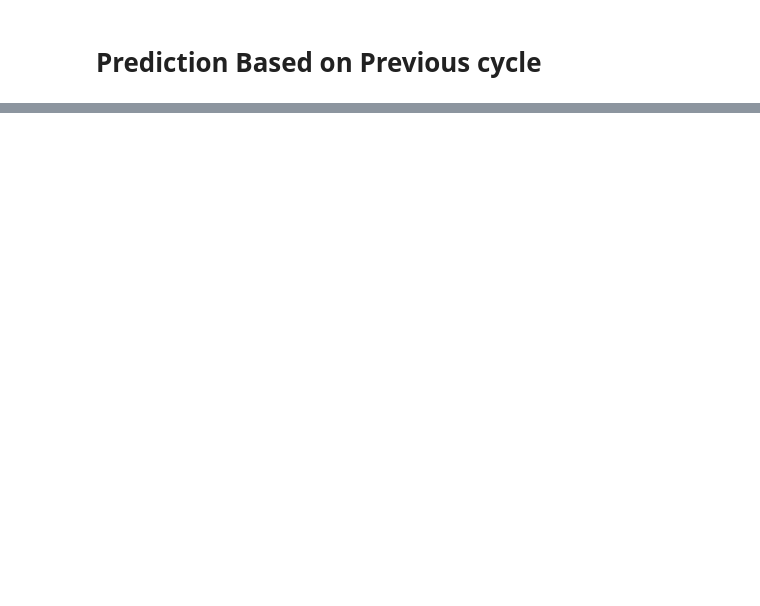
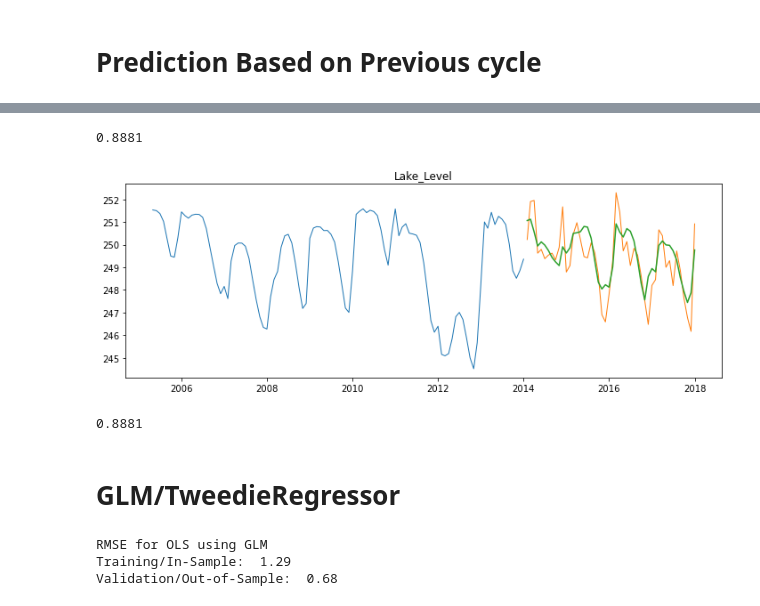
Before and after one commit to Jgardin875/individual_codeup_project, a Jupyter notebook: Report.ipynb, the cells around one changed output, grey strips where cells are left out. Drawn from its saved outputs; the diff is of its cells as text; code cells hidden in the pictures; blank space fills up the shorter version.

```diff
--- a/Report.ipynb
+++ b/Report.ipynb
@@ -416,0 +331,8 @@ eval_df
+# %%
+yhat_df = pd.DataFrame(yhat_df, index = validate.index, columns = ['Lake_Level'])
+# %%
+analysis_p.plot_and_eval('Lake_Level', train, validate, yhat_df)
+# %% [output]
+0.8881
+[figure, added]
+0.8881
@@ -416,0 +343,8 @@ eval_df
+# %% [markdown]
+# GLM/TweedieRegressor
+# %%
+y1, yhat_df = analysis_p.glm(trainx, trainy, validatex, validatey)
+# %% [output]
+RMSE for OLS using GLM
+Training/In-Sample:  1.29
+Validation/Out-of-Sample:  0.68
```
Also changed, not shown: parts of 91 cells of this notebook, 3 other files.
